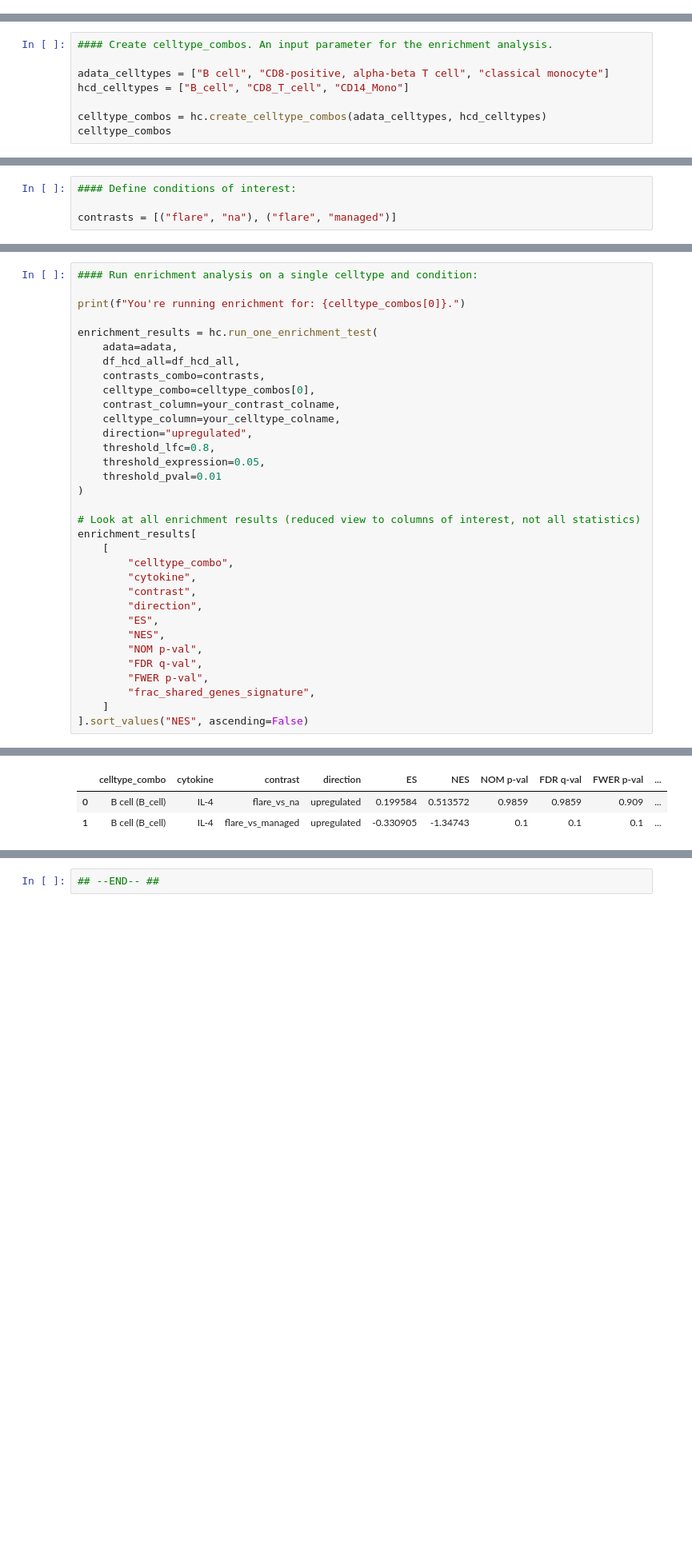
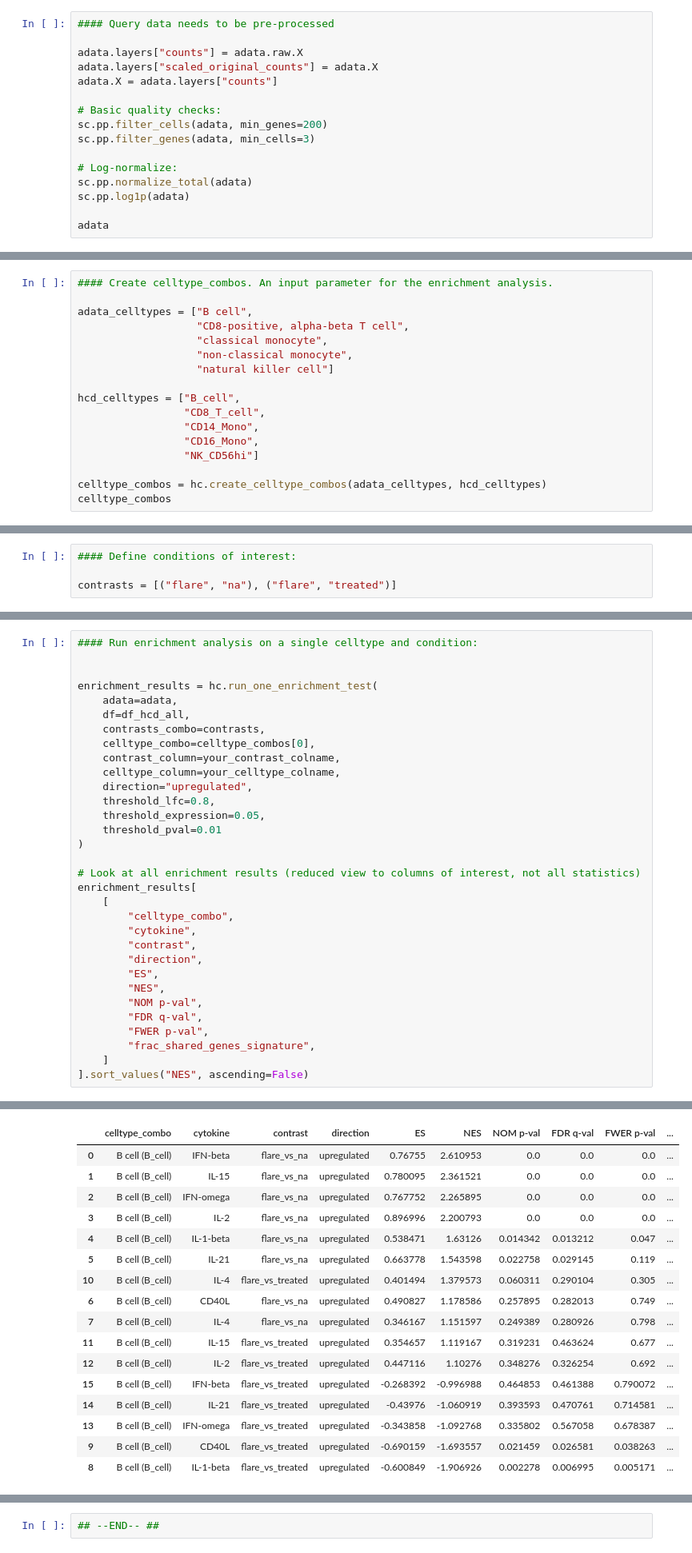
Before and after one commit to theislab/huCIRA, a Jupyter notebook: docs/notebooks/Tutorial_huCIRA_Lupus_hcd.ipynb, the cells around one changed output, grey strips where cells are left out. Shown: that part at 80% size. Cells and saved outputs as stored; diff of their text form; blank space fills up the shorter version.

Commit message:
Lupus tutorial with data pre-processing

```diff
--- a/docs/notebooks/Tutorial_huCIRA_Lupus_hcd.ipynb
+++ b/docs/notebooks/Tutorial_huCIRA_Lupus_hcd.ipynb
@@ -100,2 +107,18 @@ All experimental states (contrasts/conditions) in query data:
 2. Because there is no standard nomenclature for cell types, we have to manually create **"celltype_combos"**, the data container that matches the cell types of your query data to the cell types of the hcd.
 3. Choose the experimental conditions of interest (**"contrasts"**)
+# %%
+#### Query data needs to be pre-processed
+
+adata.layers["counts"] = adata.raw.X
+adata.layers["scaled_original_counts"] = adata.X
+adata.X = adata.layers["counts"]
+
+# Basic quality checks:
+sc.pp.filter_cells(adata, min_genes=200)
+sc.pp.filter_genes(adata, min_cells=3)
+
+# Log-normalize:
+sc.pp.normalize_total(adata)
+sc.pp.log1p(adata)
+
+adata
@@ -148,8 +180,17 @@ Pass "returnall=True" to return complete lists of duplicate or missing query ter
 # %%
 #### Create celltype_combos. An input parameter for the enrichment analysis.
 
-adata_celltypes = ["B cell", "CD8-positive, alpha-beta T cell", "classical monocyte"]
-hcd_celltypes = ["B_cell", "CD8_T_cell", "CD14_Mono"]
+adata_celltypes = ["B cell",
+                   "CD8-positive, alpha-beta T cell",
+                   "classical monocyte",
+                   "non-classical monocyte",
+                   "natural killer cell"]
+
+hcd_celltypes = ["B_cell",
+                 "CD8_T_cell",
+                 "CD14_Mono",
+                 "CD16_Mono",
+                 "NK_CD56hi"]
 
 celltype_combos = hc.create_celltype_combos(adata_celltypes, hcd_celltypes)
 celltype_combos
@@ -160,7 +203,7 @@ celltype_combos
 # %%
 #### Define conditions of interest:
 
-contrasts = [("flare", "na"), ("flare", "managed")]
+contrasts = [("flare", "na"), ("flare", "treated")]
 # %% [markdown]
 # 3. Run enrichment analysis
 
@@ -172,11 +215,10 @@ This simple example returns an example of the main outcome of this cytokine enri
 # %%
 #### Run enrichment analysis on a single celltype and condition:
 
-print(f"You're running enrichment for: {celltype_combos[0]}.")
 
 enrichment_results = hc.run_one_enrichment_test(
     adata=adata,
-    df_hcd_all=df_hcd_all,
+    df=df_hcd_all,
     contrasts_combo=contrasts,
     celltype_combo=celltype_combos[0],
     contrast_column=your_contrast_colname,
@@ -211,6 +253,20 @@ flare_vs_managed
 |  | celltype_combo | cytokine | contrast | direction | ES | NES | NOM p-val | FDR q-val | FWER p-val | ... |
-| 0 | B cell (B_cell) | IL-4 | flare_vs_na | upregulated | 0.199584 | 0.513572 | 0.9859 | 0.9859 | 0.909 | ... |
-| 1 | B cell (B_cell) | IL-4 | flare_vs_managed | upregulated | -0.330905 | -1.34743 | 0.1 | 0.1 | 0.1 | ... |
+| 0 | B cell (B_cell) | IFN-beta | flare_vs_na | upregulated | 0.76755 | 2.610953 | 0.0 | 0.0 | 0.0 | ... |
+| 1 | B cell (B_cell) | IL-15 | flare_vs_na | upregulated | 0.780095 | 2.361521 | 0.0 | 0.0 | 0.0 | ... |
+| 2 | B cell (B_cell) | IFN-omega | flare_vs_na | upregulated | 0.767752 | 2.265895 | 0.0 | 0.0 | 0.0 | ... |
+| 3 | B cell (B_cell) | IL-2 | flare_vs_na | upregulated | 0.896996 | 2.200793 | 0.0 | 0.0 | 0.0 | ... |
+| 4 | B cell (B_cell) | IL-1-beta | flare_vs_na | upregulated | 0.538471 | 1.63126 | 0.014342 | 0.013212 | 0.047 | ... |
+| 5 | B cell (B_cell) | IL-21 | flare_vs_na | upregulated | 0.663778 | 1.543598 | 0.022758 | 0.029145 | 0.119 | ... |
+| 10 | B cell (B_cell) | IL-4 | flare_vs_treated | upregulated | 0.401494 | 1.379573 | 0.060311 | 0.290104 | 0.305 | ... |
+| 6 | B cell (B_cell) | CD40L | flare_vs_na | upregulated | 0.490827 | 1.178586 | 0.257895 | 0.282013 | 0.749 | ... |
+| 7 | B cell (B_cell) | IL-4 | flare_vs_na | upregulated | 0.346167 | 1.151597 | 0.249389 | 0.280926 | 0.798 | ... |
+| 11 | B cell (B_cell) | IL-15 | flare_vs_treated | upregulated | 0.354657 | 1.119167 | 0.319231 | 0.463624 | 0.677 | ... |
+| 12 | B cell (B_cell) | IL-2 | flare_vs_treated | upregulated | 0.447116 | 1.10276 | 0.348276 | 0.326254 | 0.692 | ... |
+| 15 | B cell (B_cell) | IFN-beta | flare_vs_treated | upregulated | -0.268392 | -0.996988 | 0.464853 | 0.461388 | 0.790072 | ... |
+| 14 | B cell (B_cell) | IL-21 | flare_vs_treated | upregulated | -0.43976 | -1.060919 | 0.393593 | 0.470761 | 0.714581 | ... |
+| 13 | B cell (B_cell) | IFN-omega | flare_vs_treated | upregulated | -0.343858 | -1.092768 | 0.335802 | 0.567058 | 0.678387 | ... |
+| 9 | B cell (B_cell) | CD40L | flare_vs_treated | upregulated | -0.690159 | -1.693557 | 0.021459 | 0.026581 | 0.038263 | ... |
+| 8 | B cell (B_cell) | IL-1-beta | flare_vs_treated | upregulated | -0.600849 | -1.906926 | 0.002278 | 0.006995 | 0.005171 | ... |
 # %%
 #### Lastly, get robust and significant results from previous enrichment_results
 
```
Also changed, not shown: parts of 14 cells of this notebook.
